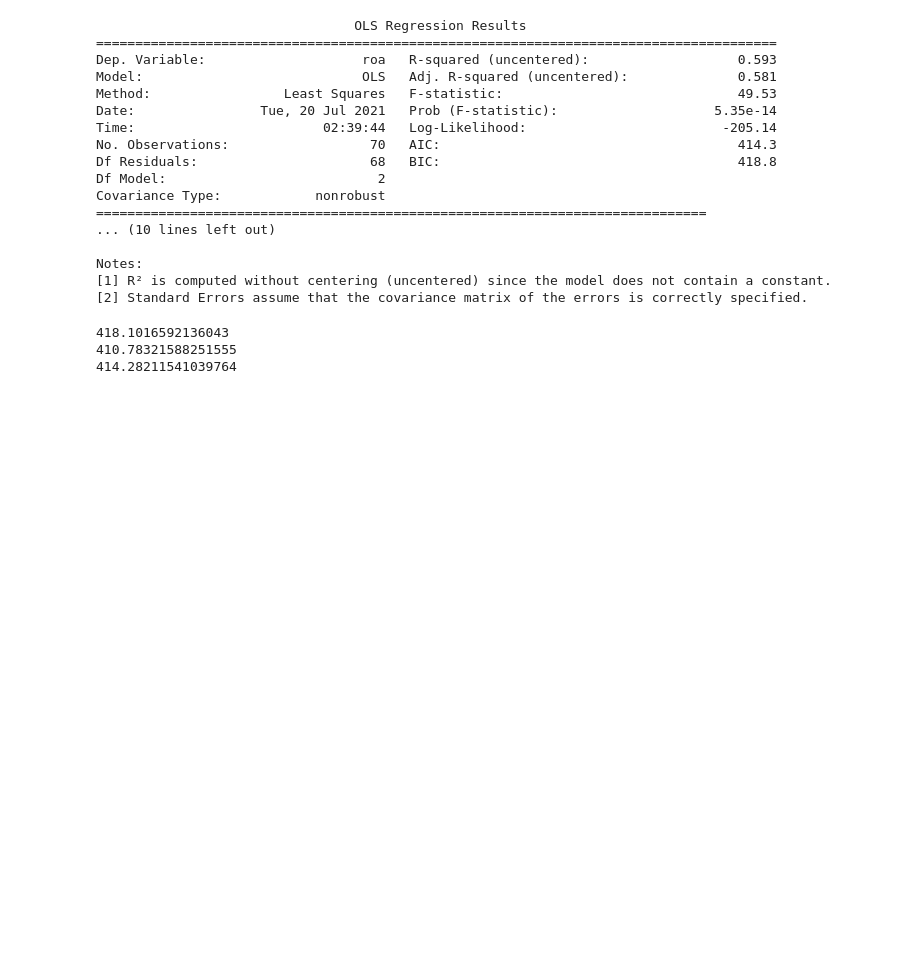
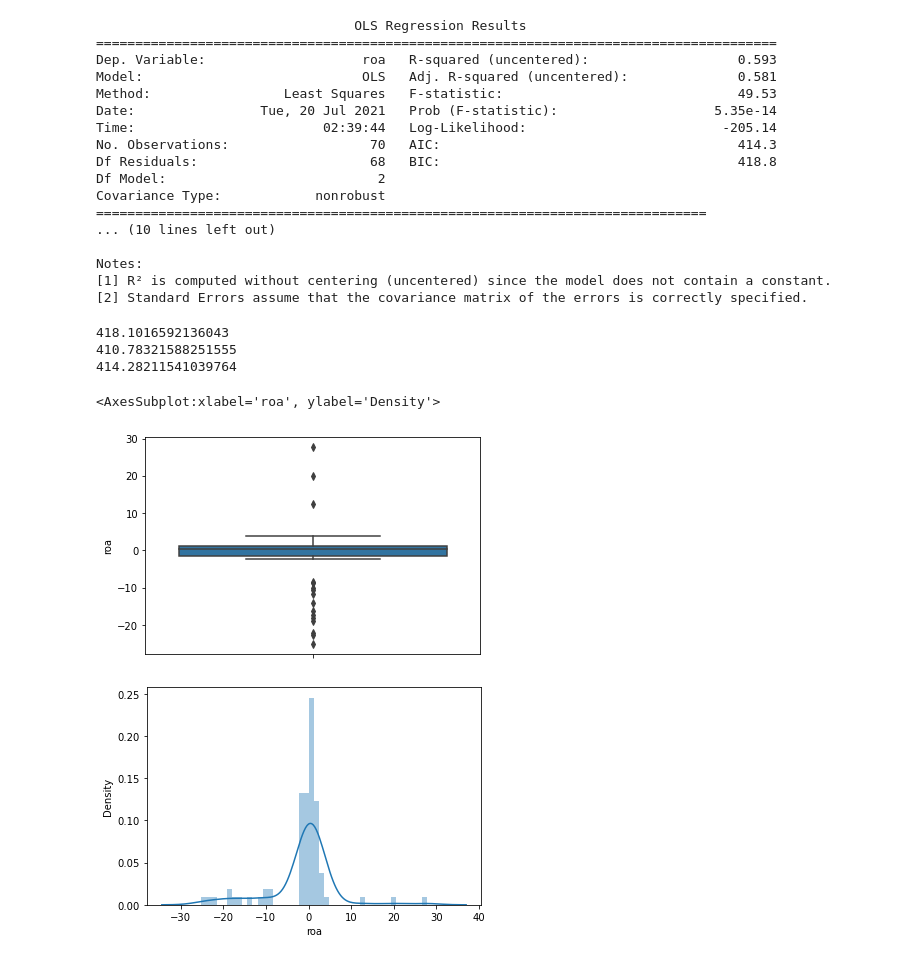
Before and after one commit to JeancarloGeldres/Analysis-Factors-Interns-, a Jupyter notebook: data/BCP_ANALYSIS.ipynb, the cells around one changed output. Drawn from its saved outputs; the diff is of its cells as text; code cells hidden in the pictures; blank space fills up the shorter version.

```diff
--- a/data/BCP_ANALYSIS.ipynb
+++ b/data/BCP_ANALYSIS.ipynb
@@ -276,3 +276,13 @@ print(results3.aic)
 418.1016592136043
 410.78321588251555
 414.28211541039764
+# %%
+# por fin, miramos histograma y boxplot de alcohol
+sns.boxplot(y = 'roa', data = modelo_bcp)
+plt.figure()
+
+sns.distplot(modelo_bcp['roa'])
+# %% [output]
+<AxesSubplot:xlabel='roa', ylabel='Density'>
+[figure, added]
+[figure, added]
```
Also changed, not shown: parts of 5 cells of this notebook, 4 other files.
